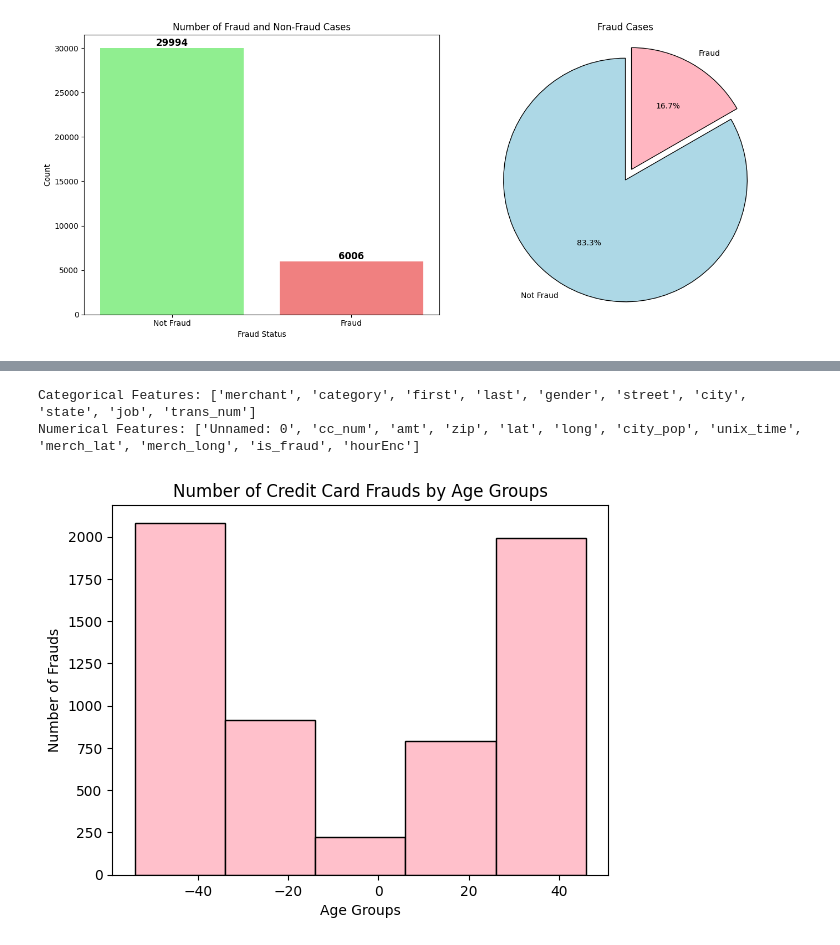
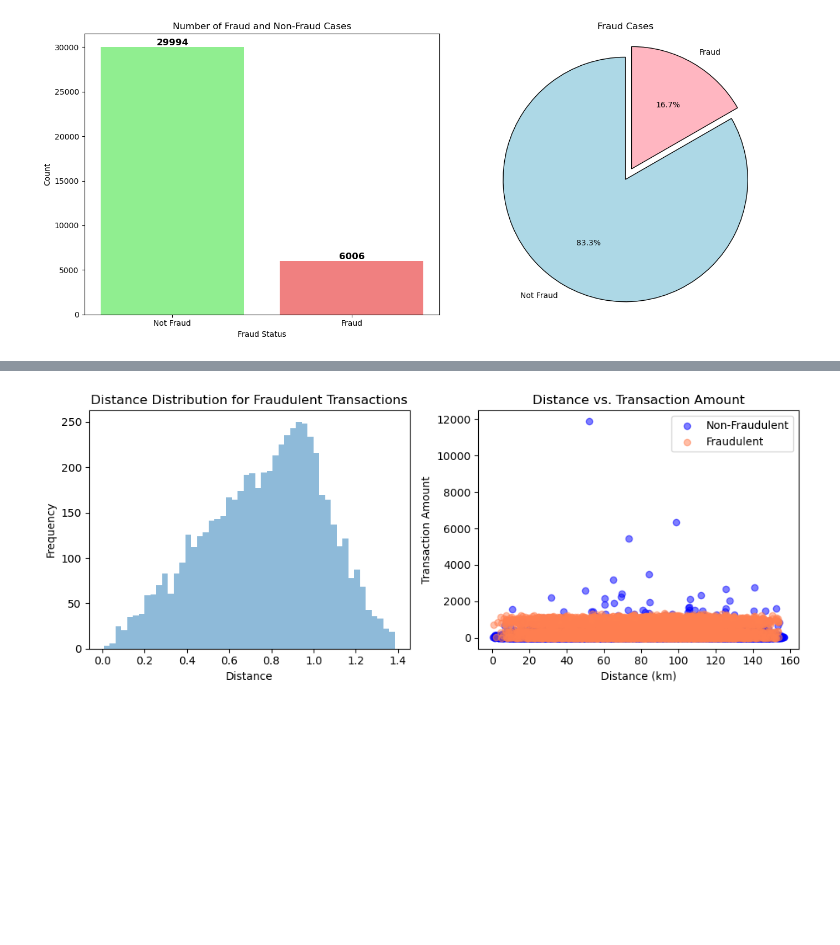
Before and after one commit to BeheraSas/Project--Payment-Risk-Shield, a Jupyter notebook: PRS.ipynb, the cells around one changed output, grey strips where cells are left out. Cells and saved outputs as stored; diff of their text form; code cells hidden in the pictures; blank space fills up the shorter version.

```diff
--- a/PRS.ipynb
+++ b/PRS.ipynb
@@ -455,0 +359,6 @@ df1 = data.groupby('cc_num').apply(last30DaysTransactionCount)
+# %%
+# Add a column to count the frequency of each card
+data['card_frequency'] = data.groupby('cc_num')['cc_num'].transform('count')
+
+# Display the frequency of each card
+print(data['cc_num'].value_counts())
@@ -459,3 +412,5 @@ df1 = data.groupby('cc_num').apply(last30DaysTransactionCount)
 def timeDifferenceforTransactions(x):
     x['time_diff'] = x.trans_date_trans_time - x.trans_date_trans_time.shift()
     return x
+data = data.groupby('cc_num').apply(timeDifferenceforTransactions)
+data['time_diff'] = data['time_diff'].dt.seconds
@@ -493,0 +447,7 @@ plt.show()
+# %%
+def add_hour_of_day(df):
+    # Extract the hour of the day from the 'trans_date_trans_time' column and add it as a new column 'hour_of_day'
+    df['hour_of_day'] = df['trans_date_trans_time'].dt.hour
+    return df
+data = add_hour_of_day(data)
+print(data.head())
@@ -559,27 +512,31 @@ plt.show()
-# %%
-
-# Get the names of categorical features
-categorical_features = data.select_dtypes(include='object').columns.tolist()
-
-# Get the names of numerical features
-numerical_features = data.select_dtypes(include=['int64', 'float64']).columns.tolist()
-
-print("Categorical Features:", categorical_features)
-print("Numerical Features:", numerical_features)
-# %% [output]
-Categorical Features: ['merchant', 'category', 'first', 'last', 'gender', 'street', 'city', 'state', 'job', 'trans_num']
-Numerical Features: ['Unnamed: 0', 'cc_num', 'amt', 'zip', 'lat', 'long', 'city_pop', 'unix_time', 'merch_lat', 'merch_long', 'is_fraud', 'hourEnc']
-# %%
-# Filter the DataFrame to include only fraud cases (where "is_fraud" is 1)
-fraud = data[data["is_fraud"] == 1]
-
-# Create a histogram for the "age" column of fraud cases
-fig, ax = plt.subplots()
-ax.hist(fraud["age"], edgecolor="black", bins=5, color='pink')
-
-plt.title("Number of Credit Card Frauds by Age Groups")
-plt.xlabel("Age Groups")
-plt.ylabel("Number of Frauds")
-plt.show()
-# %% [output]
-[figure, removed]
+# %%
+# Calculating the distance between the customer's location and the merchant's location
+data['distance'] = ((data['lat'] - data['merch_lat']) ** 2 + (data['long'] - data['merch_long']) ** 2) ** 0.5
+
+# Filtering fraudulent transactions
+fraud_data = data[data['is_fraud'] == 1]
+non_fraud_data = data[data['is_fraud'] == 0]
+
+# Creating figure with two subplots
+fig, axs = plt.subplots(1, 2, figsize=(10, 4))
+
+# Plotting histogram of distances for fraudulent transactions on the first subplot
+# calculating the Euclidean distance between the two points in latitude-longitude space
+axs[0].hist(fraud_data['distance'], bins=50, alpha=0.5, label='Fraudulent Transactions')
+axs[0].set_xlabel('Distance')
+axs[0].set_ylabel('Frequency')
+axs[0].set_title('Distance Distribution for Fraudulent Transactions')
+
+# Plotting scatter plot of distances vs. transaction amounts for fraudulent and non-fraudulent transactions on the second subplot
+axs[1].scatter(non_fraud_data['distance'] * 111, non_fraud_data['amt'], label='Non-Fraudulent', color='blue', alpha=0.5)
+axs[1].scatter(fraud_data['distance'] * 111, fraud_data['amt'], label='Fraudulent', color='coral', alpha=0.5)
+axs[1].set_xlabel('Distance (km)')
+axs[1].set_ylabel('Transaction Amount')
+axs[1].set_title('Distance vs. Transaction Amount')
+axs[1].legend()
+
+# Layout and show the plot
+plt.tight_layout()
+plt.show()
+# %% [output]
+[figure, added]
```
Also changed, not shown: parts of 36 cells of this notebook.
